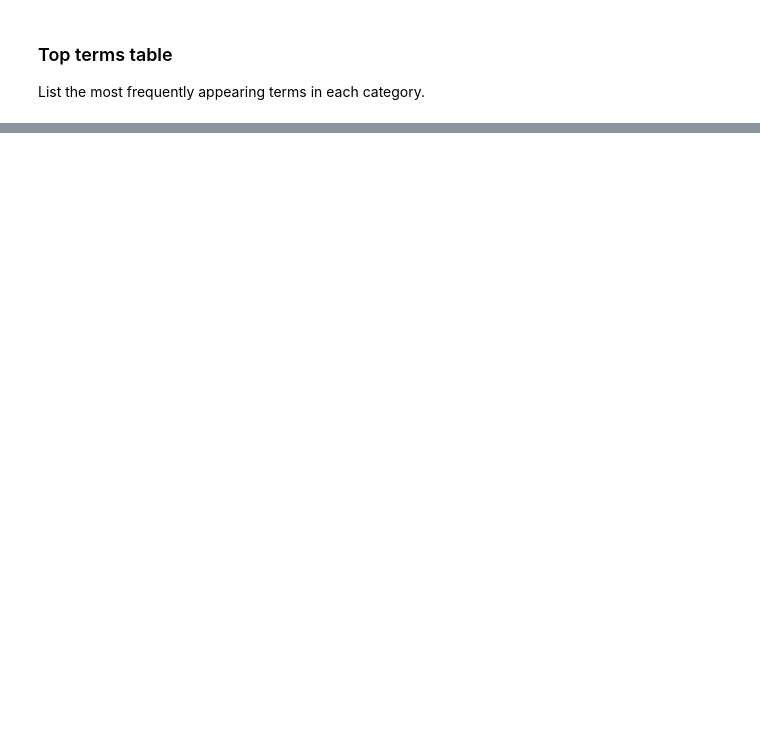
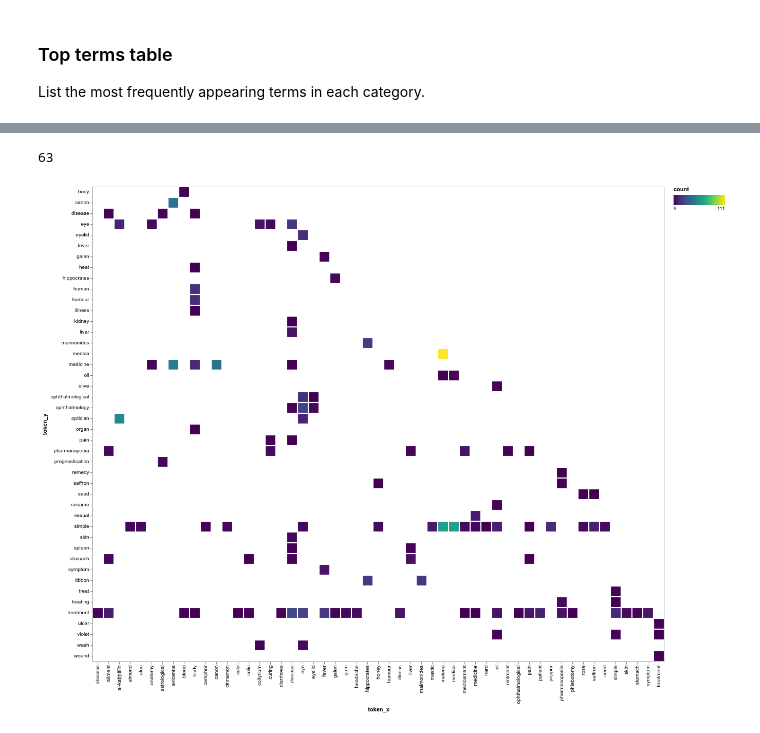
Before and after one commit to CamLib/genizah-medical-visualisation, a Jupyter notebook: notebooks/04-data-visualisation.ipynb, the cells around one changed output, grey strips where cells are left out. Saved outputs shown, nothing was run; the diff lists cells and outputs as text; code cells hidden in the pictures; blank space fills up the shorter version.

Commit message:
WIP: Co-occurrence visualisation

```diff
--- a/notebooks/04-data-visualisation.ipynb
+++ b/notebooks/04-data-visualisation.ipynb
@@ -330,0 +362,19 @@ List the most frequently appearing terms in each category.
+# %%
+co_occurrences = pd.merge(fragment_tokens[['classmark', 'token']], fragment_tokens[['classmark', 'token']],
+                          how='inner', on='classmark')
+# Ignore co-occurances between the same tokens
+co_occurrences = co_occurrences[co_occurrences['token_x'] != co_occurrences['token_y']]
+
+# Only count a token pair once for a document. This is done by canonicalising
+# the pairs by making token_x < token_y lexicographically and then dropping
+# duplicates.
+co_oc_canonical = (co_occurrences[['token_x', 'token_y']]
+                   .reset_index()
+                   .melt(id_vars=['index'])
+                   .sort_values(['index', 'value'])
+                   .set_index('index')
+                   [['value']])
+co_occurrences['token_x'], co_occurrences['token_y'] = co_canonical[::2], co_canonical[1::2]
+co_occurrences = co_occurrences.drop_duplicates()
+
+co_occurrences
@@ -330,0 +400,14 @@ List the most frequently appearing terms in each category.
+# %%
+co_oc_counts = (co_occurrences
+                .groupby(['token_x', 'token_y'])
+                .size()
+                .reset_index()
+                .rename(columns={0: 'count'})
+                .sort_values('count', ascending=False))
+
+# Add types
+co_oc_counts = pd.merge(co_oc_counts, token_types.rename(columns={'type': 'type_x'}),
+                          left_on='token_x', right_index=True, how='left')
+co_oc_counts = pd.merge(co_oc_counts, token_types.rename(columns={'type': 'type_y'}),
+                          left_on='token_y', right_index=True, how='left')
+co_oc_counts
@@ -330,0 +433,12 @@ List the most frequently appearing terms in each category.
+# %%
+(co_oc_counts['count'] > 10).sum()
+# %% [output]
+63
+# %%
+alt.Chart(co_oc_counts[co_oc_counts['count'] > 8]).mark_rect().encode(
+    x='token_x:N',
+    y='token_y:N',
+    color='count:Q'
+)
+# %% [output]
+[figure, added]
```
Also changed, not shown: parts of 19 cells of this notebook.
